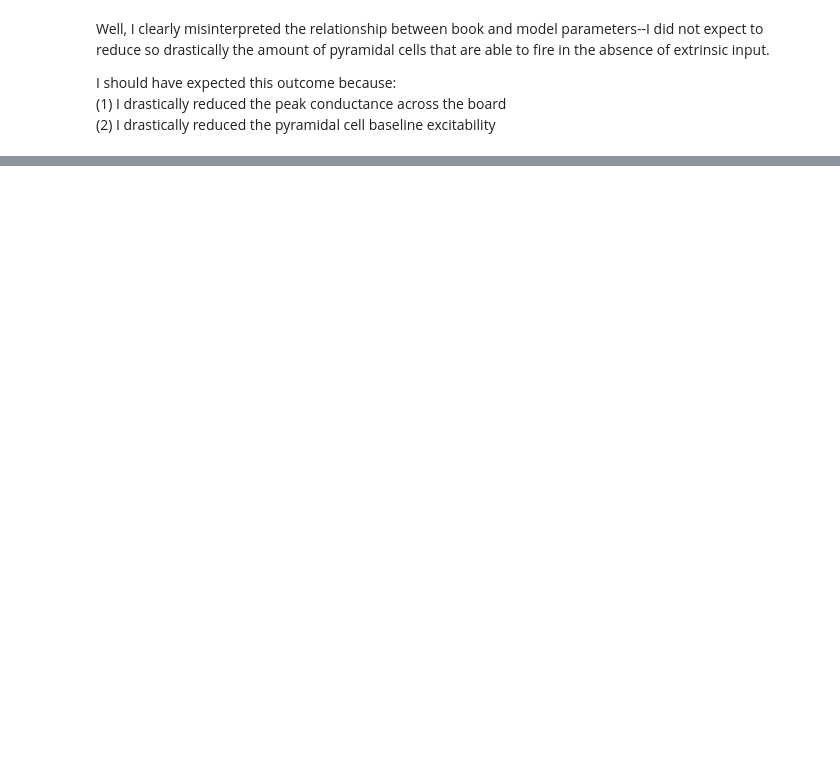
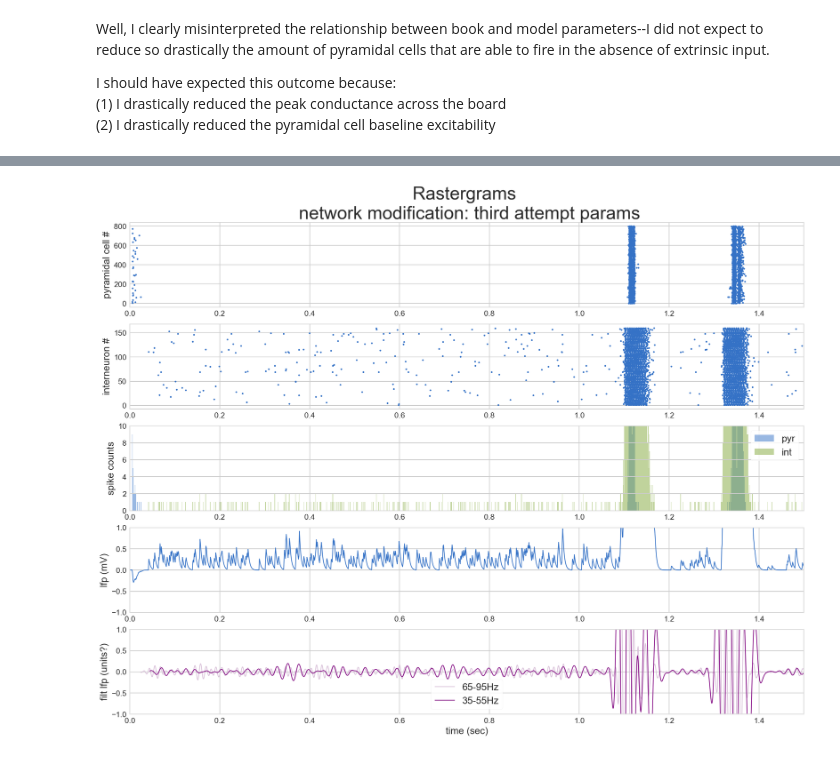
Before and after one commit to pdrivier/chirp, a Jupyter notebook: ChirpModel_WeakPING_BookHippoMicrocircuits.ipynb, the cells around one changed output, grey strips where cells are left out. Cells and saved outputs as stored; diff of their text form; code cells hidden in the pictures; blank space fills up the shorter version.

Commit message:
new notebook for weak ping, new simulation results

```diff
--- a/ChirpModel_WeakPING_BookHippoMicrocircuits.ipynb
+++ b/ChirpModel_WeakPING_BookHippoMicrocircuits.ipynb
@@ -216,0 +284,87 @@ I should have expected this outcome because:
+# %%
+ts = 1.5    # window duration
+y_fonts = 16;
+
+plt.figure()
+plt.figure(figsize=(20,15))
+plt.tick_params(axis='both',labelsize=20)
+# ----------------------------plot pyr cell rasters----------------------------------------
+rescale_x = (0, ts);
+
+df_Espktrns_weakPING_03_partial = df_Espktrns_weakPING_03[df_Espktrns_weakPING_03['spktimes']<=ts]
+plt.subplot(5,1,1)
+plt.plot(df_Espktrns_weakPING_03_partial['spktimes'], df_Espktrns_weakPING_03_partial['cell_id'],'.')
+plt.ylabel('pyramidal cell #',fontsize=y_fonts)
+plt.xlim(rescale_x)
+plt.title('Rastergrams \n network modification: third attempt params',fontsize=30)
+
+# df_Espktrns_partial = df_Espktrns[df_Espktrns['spktimes']<=ts]
+# plt.subplot(5,2,2)
+# plt.plot(df_Espktrns['spktimes'], df_Espktrns['cell_id'],'.')
+# plt.xlim(rescale_x)
+# plt.title('Rastergrams \n network modification: none',fontsize=30)
+
+# ----------------------------plot interneuron rasters--------------------------------------
+
+df_Ispktrns_weakPING_03_partial = df_Ispktrns_weakPING_03[df_Ispktrns_weakPING_03['spktimes']<=ts]
+plt.subplot(5,1,2)
+plt.plot(df_Ispktrns_weakPING_03['spktimes'], df_Ispktrns_weakPING_03['cell_id'],'.')
+plt.ylabel('interneuron #',fontsize=y_fonts)
+plt.xlim(rescale_x)
+
+# df_Ispktrns_partial = df_Ispktrns[df_Ispktrns['spktimes']<=ts]
+# plt.subplot(5,2,4)
+# plt.plot(df_Ispktrns['spktimes'], df_Ispktrns['cell_id'],'.')
+# plt.xlim(rescale_x)
+
+# ----------------------------plot spike histograms--------------------------------------
+rescale_y_spikes = (0,10)
+
+plt.subplot(5,1,3)
+plt.hist(df_Espktrns_weakPING_03_partial['spktimes'],t,alpha=0.5,label='pyr')
+plt.hist(df_Ispktrns_weakPING_03_partial['spktimes'],t,alpha=0.5,label='int')
+plt.legend(loc='upper right',fontsize=y_fonts)
+plt.ylabel('spike counts',fontsize=y_fonts)
+plt.ylim(rescale_y_spikes)
+plt.xlim(rescale_x)
+
+# plt.subplot(5,2,6)
+# plt.hist(df_Espktrns_partial['spktimes'],t,alpha=0.5)
+# plt.hist(df_Ispktrns_partial['spktimes'],t,alpha=0.5)
+# plt.xlim(rescale_x)
+
+# ----------------------------plot raw lfp--------------------------------------------------
+rescale_y = (-1.0, 1.0)
+
+df_lfp_weakPING_03_partial = df_lfp_weakPING_03[df_lfp_weakPING_03['time']<=ts]
+plt.subplot(5,1,4)
+plt.plot(df_lfp_weakPING_03_partial['time'],df_lfp_weakPING_03_partial['lfp'])
+plt.ylabel('lfp (mV)',fontsize=y_fonts)
+plt.ylim(rescale_y)
+plt.xlim(rescale_x)
+
+# df_lfp_partial = df_lfp[df_lfp['time']<=ts]
+# plt.subplot(5,2,8)
+# plt.plot(df_lfp_partial['time'], df_lfp_partial['lfp'])
+# plt.ylim(rescale_y)
+# plt.xlim(rescale_x)
+
+# ----------------------------plot filtered lfp----------------------------------------------
+rescale_y = (-1.0, 1.0)
+
+plt.subplot(5,1,5)
+f1 = plt.plot(df_lfp_weakPING_03_partial['time'],df_lfp_weakPING_03_partial['filt lfp: hi gamma'],color='thistle')
+f2 = plt.plot(df_lfp_weakPING_03_partial['time'],df_lfp_weakPING_03_partial['filt lfp: lo gamma'],color='purple')
+plt.ylabel('filt lfp (units?)',fontsize=y_fonts)
+plt.xlabel('time (sec)',fontsize=y_fonts)
+plt.legend((f1[0],f2[0]),('65-95Hz','35-55Hz'),fontsize=y_fonts)
+plt.ylim(rescale_y)
+plt.xlim(rescale_x)
+
+# plt.subplot(5,2,10)
+# f1 = plt.plot(df_lfp_partial['time'],df_lfp_partial['filt lfp: hi gamma'],color='thistle')
+# f2 = plt.plot(df_lfp_partial['time'],df_lfp_partial['filt lfp: lo gamma'],color='purple')
+# plt.xlabel('time (sec)',fontsize=30)
+# plt.ylim(rescale_y)
+# plt.xlim(rescale_x)
+# %% [output]
@@ -216,0 +373 @@ I should have expected this outcome because:
+[figure, added]
```
Also changed, not shown: parts of 5 cells of this notebook, 11 other files.
